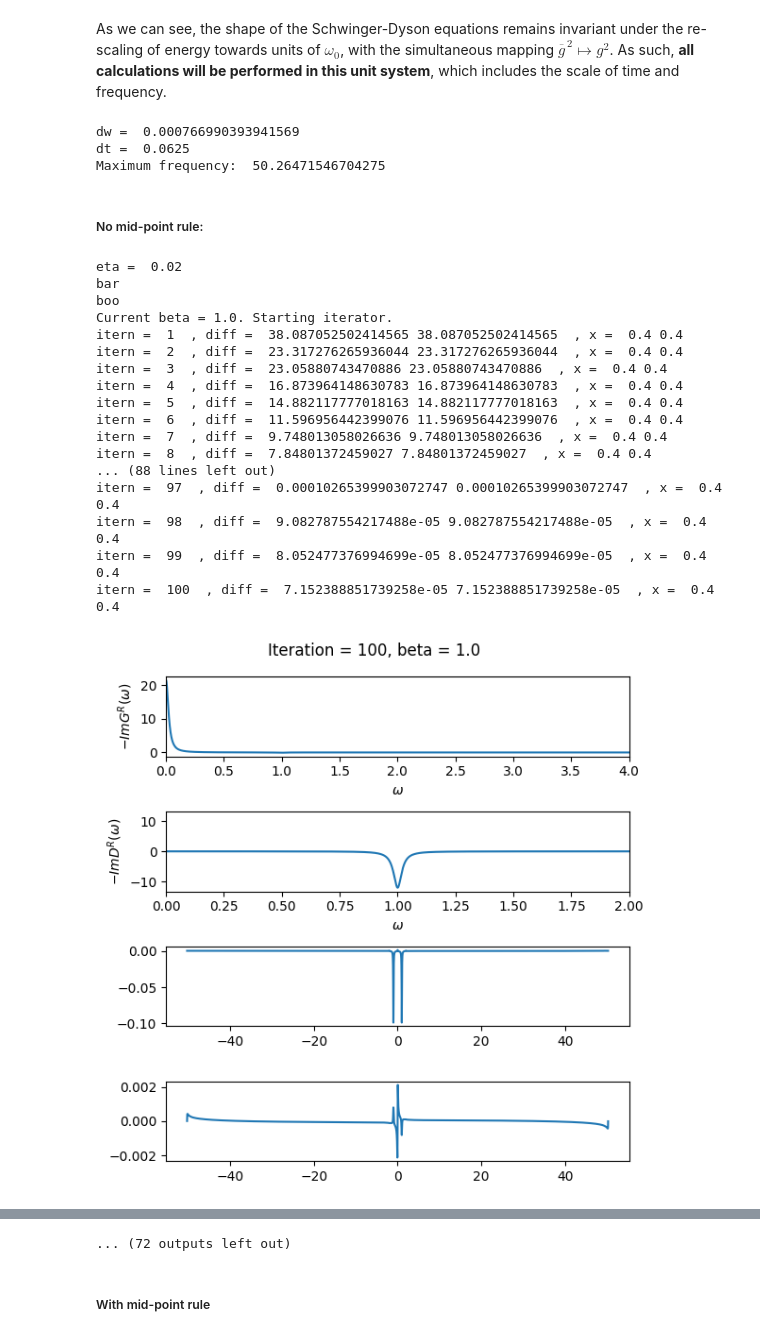
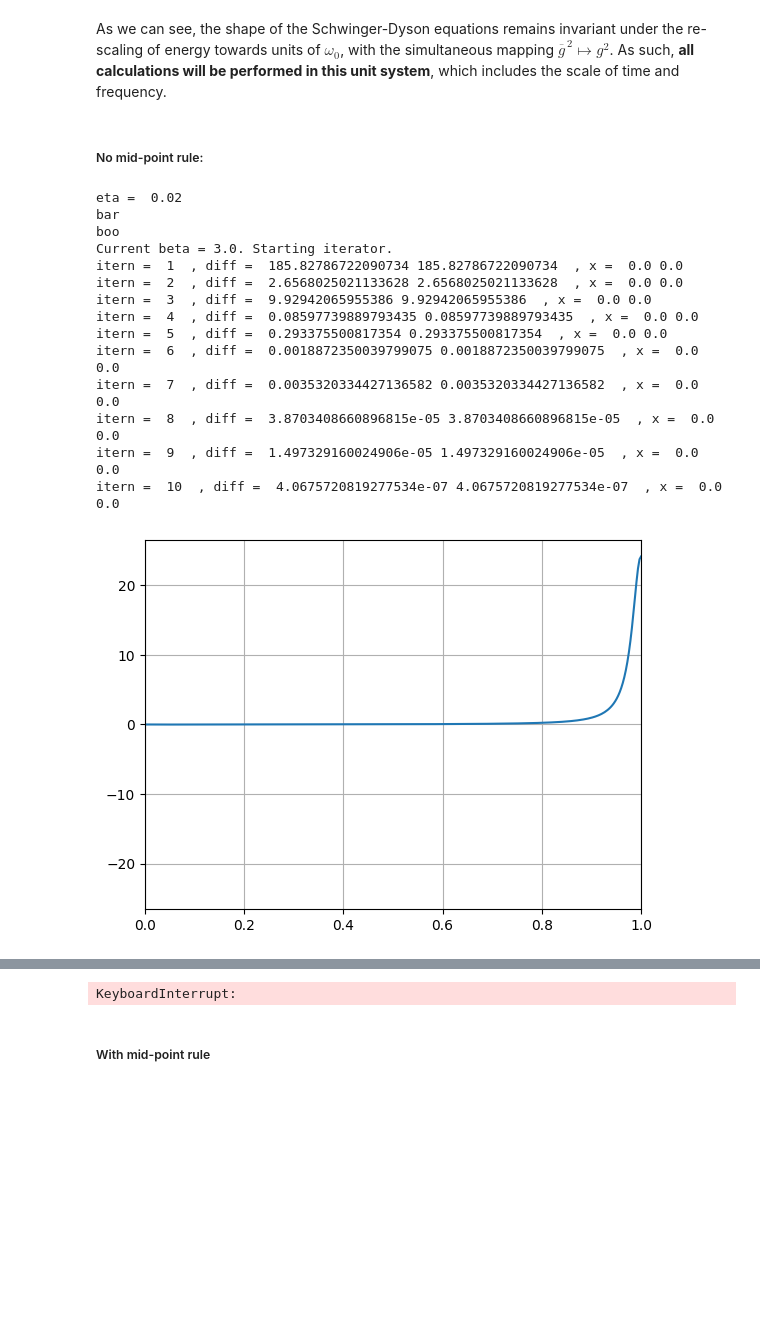
Before and after one commit to Sebastos-s/SYK_wormhole, a Jupyter notebook: New_submission_Bahamondes_version/source_files/source_files/theory_background.ipynb, the cells around one changed output, grey strips where cells are left out. Drawn from its saved outputs; the diff is of its cells as text; code cells hidden in the pictures; blank space fills up the shorter version.

```diff
--- a/New_submission_Bahamondes_version/source_files/source_files/theory_background.ipynb
+++ b/New_submission_Bahamondes_version/source_files/source_files/theory_background.ipynb
@@ -376,8 +376,8 @@ $$
 # %% [markdown]
 As we can see, the shape of the Schwinger-Dyson equations remains invariant under the re-scaling of energy towards units of $\omega_0$, with the simultaneous mapping $\overline{g}^{\,2}\mapsto g^2$. As such, **all calculations will be performed in this unit system**, which includes the scale of time and frequency.
 # %%
-M = int(2**16) #number of points in the grid
-T = 2**12 #upper cut-off for the time (in units of omega0)
+M = int(2**17) #number of points in the grid
+T = 2**10 #upper cut-off for the time (in units of omega0)
 err = 1e-5
 omega,t  = RealGridMaker(M,T) #grid of time points, in units of omega0
 dw = omega[2] - omega[1]
@@ -386,10 +386,6 @@ dt = t[2] - t[1]
 print("dw = ", dw)
 print("dt = ", dt)
 print('Maximum frequency: ', np.max(omega))
-# %% [output]
-dw =  0.000766990393941569
-dt =  0.0625
-Maximum frequency:  50.26471546704275
 # %% [markdown]
 ##### No mid-point rule:
 # %%
@@ -407,48 +403,45 @@ print("eta = ", eta)
 #target_beta = 20
 #beta_step = 1
 
-betas = list(np.linspace(1, 4, 10)) + list(np.linspace(4, 20, 30))
+betas = list(np.linspace(3, 4, 10)) + list(np.linspace(4, 20, 30))
 
-GRomega = 0.5*CrazyGconfReal(omega,g,betas[0],eta=eta)+0.5/(omega + 1j*eta + mu)
-DRomega = 0.5*CrazyDconfReal(omega,g,betas[0],eta=eta)+0.5/(-1.0*(omega + 1j*eta)**2 + m02)
+GRomega = CrazyGconfReal(omega,g,betas[0],eta=eta)
+DRomega = CrazyDconfReal(omega,g,betas[0],eta=eta)
 
 grid = [M,omega,t]
 pars = [g,mu,m02]
 
 list_of_results = []
 for beta in betas:
     print(fr'Current beta = {beta}. Starting iterator.')
     GRomega, DRomega, INFO = YSYK_0DNormaliterator(GRomega,DRomega,grid,pars,beta,err=err,ITERMAX=ITERMAX,eta = eta,verbose=True)
     list_of_results.append([GRomega,DRomega,beta])
     itern, diff = INFO
     #savefile = 'M' + str(int(np.log2(M))) + 'T' + str(int(np.log2(T)))
     #savefile += 'beta' + str((round(beta*100))/100.)
     #savefile += 'g' + str(g) + 'r' + str(r)
     #savefile = savefile.replace('.','_')
     #savefile +=  '.npy'
     # np.save(os.path.join(path_to_junk, savefile), np.array([GRomega,DRomega]))
     plt.plot(omega, np.imag(DRomega))
     plt.grid(True)
     plt.xlim(0,1)
     plt.show()
 
     print("##### Finished beta = ", beta," in ", itern, " iterations with diff = ", diff, " ############")
 # %% [output]
 eta =  0.02
 bar
 boo
-Current beta = 1.0. Starting iterator.
-itern =  1  , diff =  38.087052502414565 38.087052502414565  , x =  0.4 0.4
-itern =  2  , diff =  23.317276265936044 23.317276265936044  , x =  0.4 0.4
-itern =  3  , diff =  23.05880743470886 23.05880743470886  , x =  0.4 0.4
-itern =  4  , diff =  16.873964148630783 16.873964148630783  , x =  0.4 0.4
-itern =  5  , diff =  14.882117777018163 14.882117777018163  , x =  0.4 0.4
-itern =  6  , diff =  11.596956442399076 11.596956442399076  , x =  0.4 0.4
-itern =  7  , diff =  9.748013058026636 9.748013058026636  , x =  0.4 0.4
-itern =  8  , diff =  7.84801372459027 7.84801372459027  , x =  0.4 0.4
-... (88 lines left out)
-itern =  97  , diff =  0.00010265399903072747 0.00010265399903072747  , x =  0.4 0.4
-itern =  98  , diff =  9.082787554217488e-05 9.082787554217488e-05  , x =  0.4 0.4
-itern =  99  , diff =  8.052477376994699e-05 8.052477376994699e-05  , x =  0.4 0.4
-itern =  100  , diff =  7.152388851739258e-05 7.152388851739258e-05  , x =  0.4 0.4
+Current beta = 3.0. Starting iterator.
+itern =  1  , diff =  185.82786722090734 185.82786722090734  , x =  0.0 0.0
+itern =  2  , diff =  2.6568025021133628 2.6568025021133628  , x =  0.0 0.0
+itern =  3  , diff =  9.92942065955386 9.92942065955386  , x =  0.0 0.0
+itern =  4  , diff =  0.08597739889793435 0.08597739889793435  , x =  0.0 0.0
+itern =  5  , diff =  0.293375500817354 0.293375500817354  , x =  0.0 0.0
+itern =  6  , diff =  0.0018872350039799075 0.0018872350039799075  , x =  0.0 0.0
+itern =  7  , diff =  0.0035320334427136582 0.0035320334427136582  , x =  0.0 0.0
+itern =  8  , diff =  3.8703408660896815e-05 3.8703408660896815e-05  , x =  0.0 0.0
+itern =  9  , diff =  1.497329160024906e-05 1.497329160024906e-05  , x =  0.0 0.0
+itern =  10  , diff =  4.0675720819277534e-07 4.0675720819277534e-07  , x =  0.0 0.0
-[figure, old version]
+[figure, new version]
@@ -546,2 +494,2 @@ itern =  84  , diff =  8.986588526096351e-06 8.986588526096351e-06  , x =  0.4 0
-... (72 outputs left out)
+KeyboardInterrupt:
 # %%
```
Also changed, not shown: parts of 3 cells of this notebook, 2 other files.
